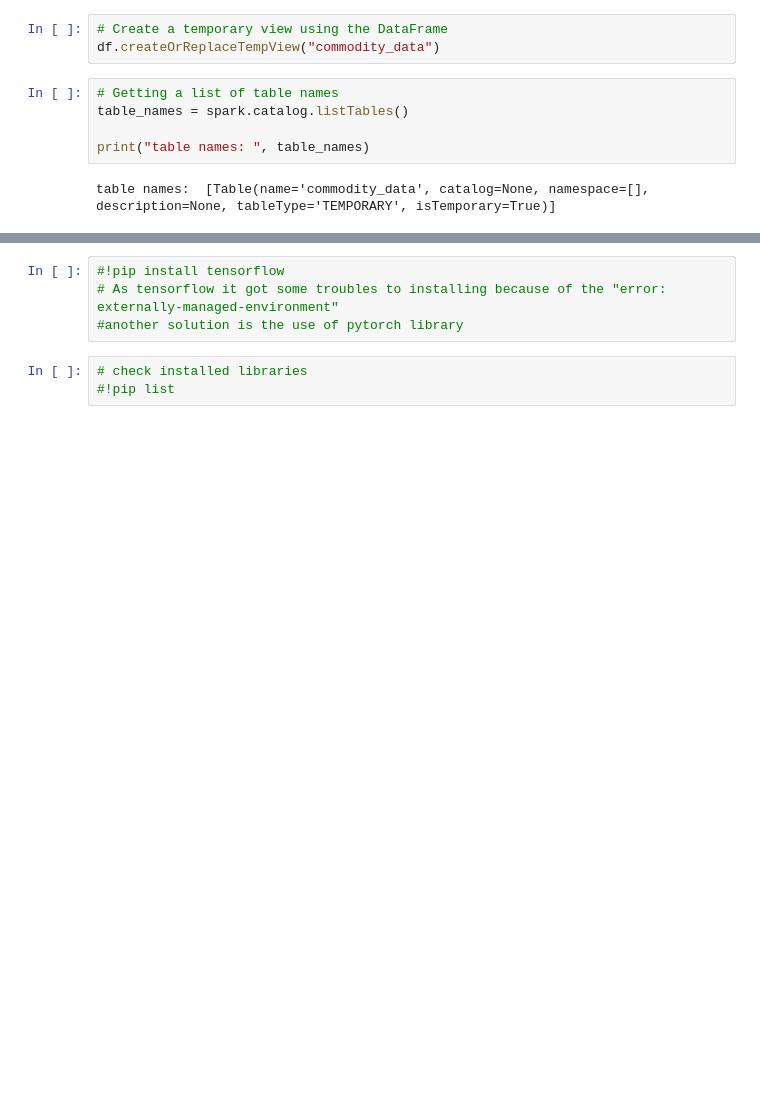
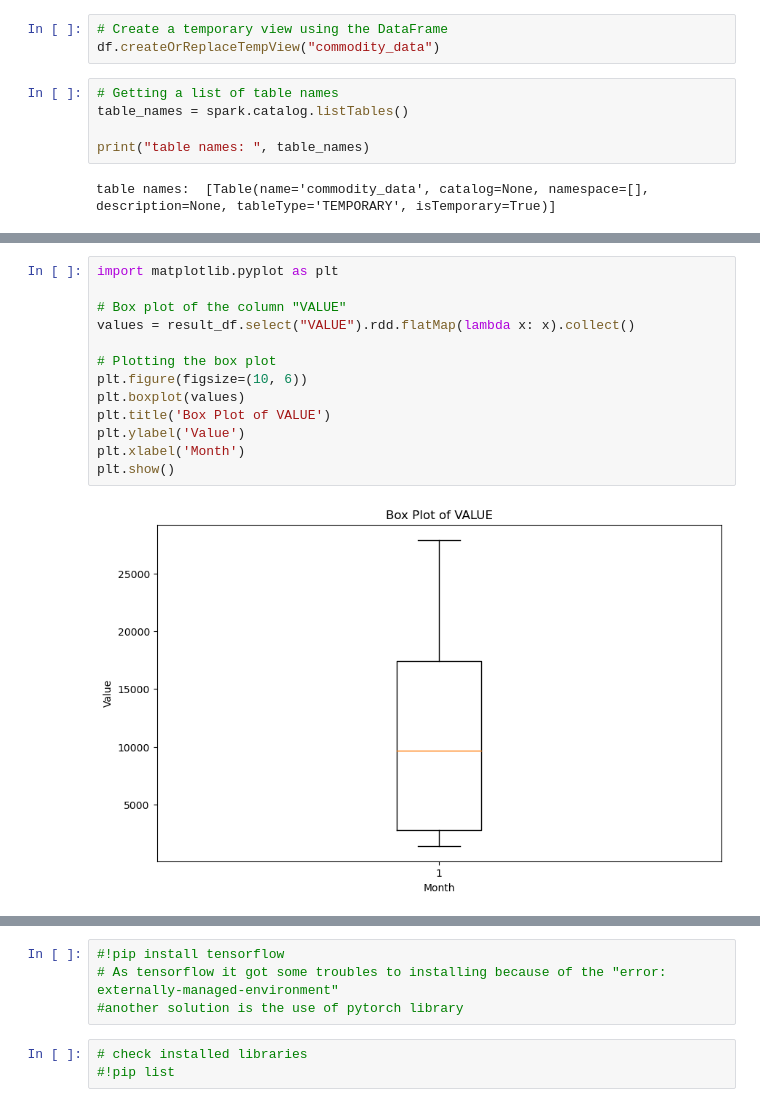
Before and after one commit to FernandoDataAnalitycs/CA_sec_semester_1, a Jupyter notebook: first_CA_second_semester.ipynb, the cells around one changed output, grey strips where cells are left out. Cells and saved outputs as stored; diff of their text form; blank space fills up the shorter version.

Commit message:
add graphs

```diff
--- a/first_CA_second_semester.ipynb
+++ b/first_CA_second_semester.ipynb
@@ -185,0 +227,15 @@ There are no empty values in the 'VALUE' column.
+# %%
+import matplotlib.pyplot as plt
+
+# Box plot of the column "VALUE"
+values = result_df.select("VALUE").rdd.flatMap(lambda x: x).collect()
+
+# Plotting the box plot
+plt.figure(figsize=(10, 6))
+plt.boxplot(values)
+plt.title('Box Plot of VALUE')
+plt.ylabel('Value')
+plt.xlabel('Month')
+plt.show()
+# %% [output]
+[figure, added]
```
Also changed, not shown: parts of 35 cells of this notebook, 9 other files.
